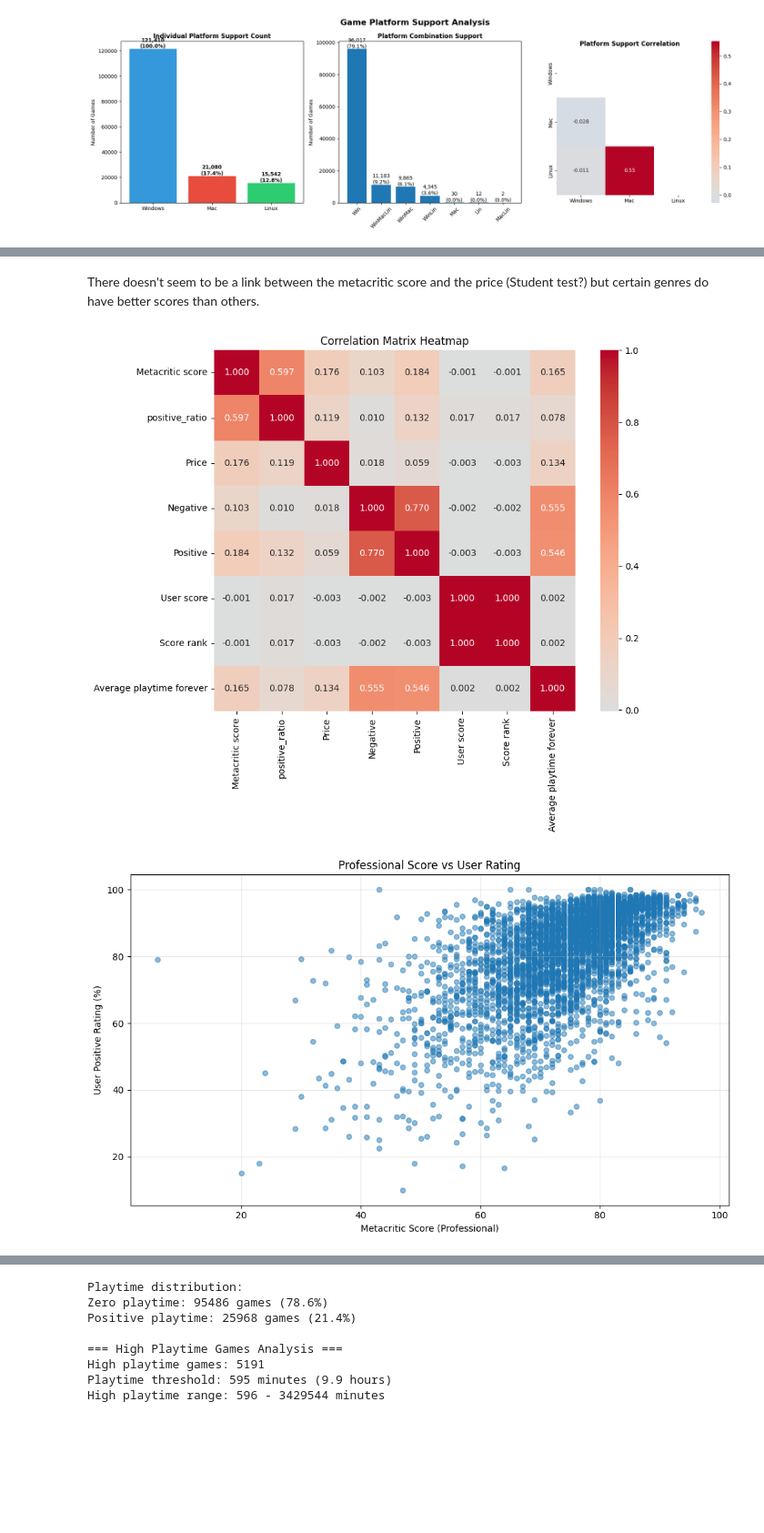
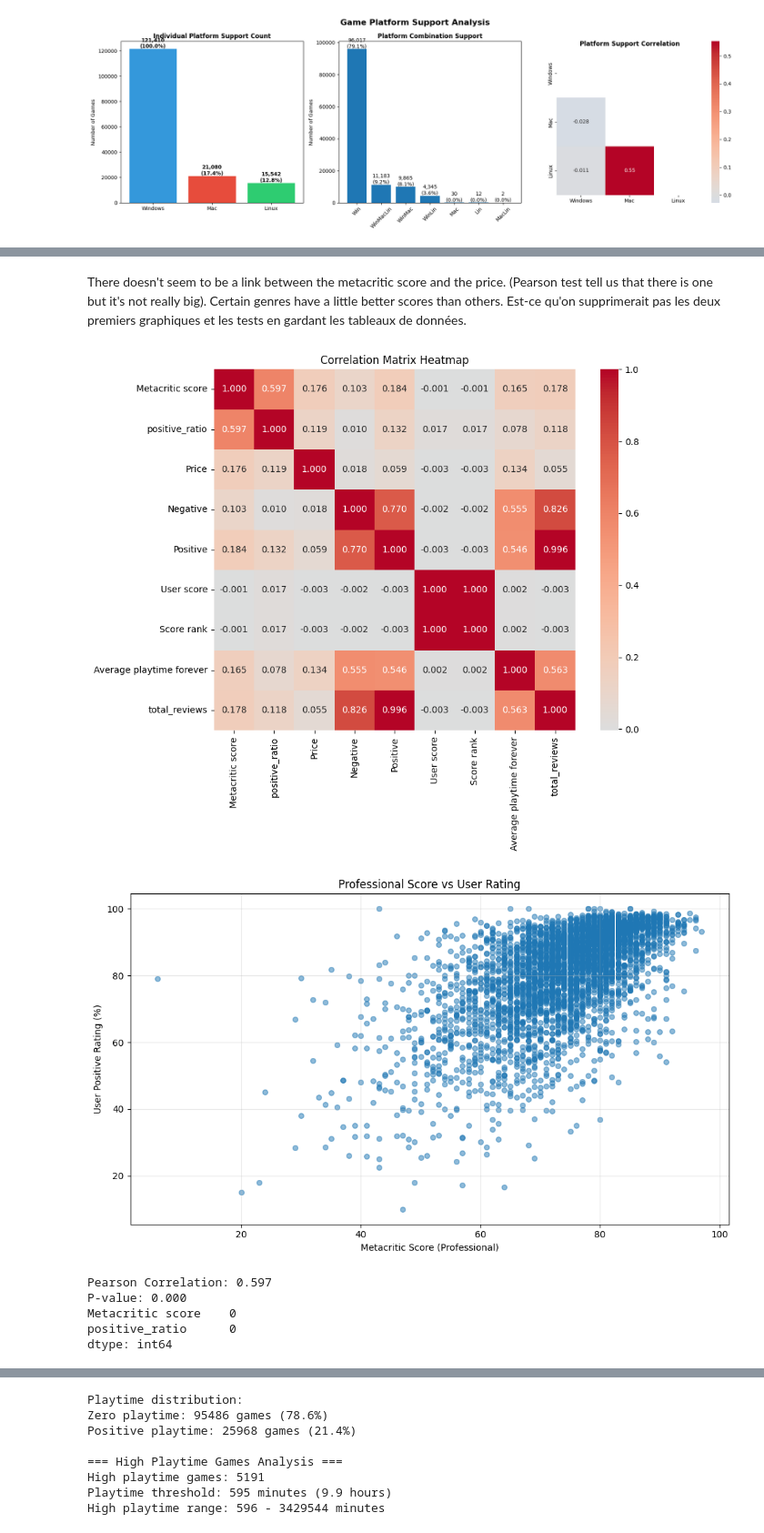
Before and after one commit to Thethomasbutnottheleast/Steam-Analyse, a Jupyter notebook: stream_python.ipynb, the cells around one changed output, grey strips where cells are left out. Shown at 91% size. Drawn from its saved outputs; the diff is of its cells as text; code cells hidden in the pictures; blank space fills up the shorter version.

```diff
--- a/stream_python.ipynb
+++ b/stream_python.ipynb
@@ -360,14 +360,14 @@ print(data3['Achievements'].describe())
 
 data3['achievement_group'] = pd.cut(
     data3['Achievements'],
-    bins=[-1, 0, 5, 10, 20, 50, 100, 500, 10000],
-    labels=['0', '1-5', '6-10', '11-20', '21-50', '51-100', '101-500', '500+']
+    bins=[-1, 0, 5, 10, 20, 50, 100, 10000],
+    labels=['0', '1-5', '6-10', '11-20', '21-50', '51-100', '100+']
 )
 
 fig, ((ax1, ax2)) = plt.subplots(1, 2, figsize=(16, 12))
 fig.suptitle('Achievement Count Statistics', fontsize=16, fontweight='bold')
 
-group_order = ['0', '1-5', '6-10', '11-20', '21-50', '51-100', '101-500', '500+']
+group_order = ['0', '1-5', '6-10', '11-20', '21-50', '51-100', '100+']
 group_counts = data3['achievement_group'].value_counts().reindex(group_order)
 
 bars = ax1.bar(group_order, group_counts, color=plt.cm.viridis(np.linspace(0, 1, len(group_order))))
@@ -394,7 +394,7 @@ plt.tight_layout()
 plt.show()
 
 print("\n=== Average Values by Achievement Group ===")
-achievement_groups = data3[data3['Achievements'] > 0].groupby('achievement_group', observed=False)
+achievement_groups = data3.groupby('achievement_group', observed=False)
 group_stats = achievement_groups.agg({
     'Price': 'mean',
     'Metacritic score': 'mean',
@@ -541,14 +543,17 @@ def score_category(score):
     elif score >= 60:
         return 'Fair (60-69)'
     else:
-        return 'Poor (0-59)'
+        return 'Poor (1-59)'
 
 df_metacritic['score_category'] = df_metacritic['Metacritic score'].apply(score_category)
-
+#classer les colonnes de l'histogramme dans l'ordre:
+score_order = ['Poor (1-59)', 'Fair (60-69)', 'Good (70-79)', 'Great (80-89)', 'Excellent (90-100)']
+df_metacritic['score_category'] = pd.Categorical(df_metacritic['score_category'], categories=score_order, ordered=True)
 # Score category distribution
 score_dist = df_metacritic['score_category'].value_counts().sort_index()
 print("Score Category Distribution:")
 print(score_dist)
+#enlever .sort_index()?
 
 # Visualize score categories
 plt.figure(figsize=(10, 6))
@@ -693,5 +711,5 @@ Adventure                   74.02        1967       9.77
 # %% [markdown]
-There doesn't seem to be a link between the metacritic score and the price (Student test?) but certain genres do have better scores than others.
+There doesn't seem to be a link between the metacritic score and the price. (Pearson test tell us that there is one but it's not really big). Certain genres have a little better scores than others. Est-ce qu'on supprimerait pas les deux premiers graphiques et les tests en gardant les tableaux de données.
 # %%
 # 1. Correlation between user ratings and professional scores
 df_metacritic['total_reviews'] = df_metacritic['Positive'] + df_metacritic['Negative']
@@ -699,35 +717,47 @@ df_metacritic['positive_ratio'] = df_metacritic['Positive'] / df_metacritic['tot
 df_metacritic['Score rank'] = df_metacritic['Score rank'].fillna(0)
 
 # Calculate correlation coefficients
 correlation_matrix = df_metacritic[['Metacritic score', 'positive_ratio', 'Price',
-                                   'Negative', 'Positive', 'User score', 'Score rank', 'Average playtime forever']].corr()
+                                   'Negative', 'Positive', 'User score', 'Score rank', 'Average playtime forever', 'total_reviews']].corr()
 
 # Visualize correlation matrix
 plt.figure(figsize=(10, 8))
 sns.heatmap(correlation_matrix, annot=True, cmap='coolwarm', center=0,
             square=True, fmt='.3f')
 plt.title('Correlation Matrix Heatmap')
 plt.tight_layout()
 plt.show()
 
 # 2. Professional score vs user rating scatter plot
 plt.figure(figsize=(10, 6))
 plt.scatter(df_metacritic['Metacritic score'], df_metacritic['positive_ratio']*100,
             alpha=0.5, s=30)
 plt.xlabel('Metacritic Score (Professional)')
 plt.ylabel('User Positive Rating (%)')
 plt.title('Professional Score vs User Rating')
 plt.grid(True, alpha=0.3)
 
 # Add trend line
 z = np.polyfit(df_metacritic['Metacritic score'], df_metacritic['positive_ratio']*100, 1)
 p = np.poly1d(z)
 plt.plot(df_metacritic['Metacritic score'], p(df_metacritic['Metacritic score']), "r--", alpha=0.8)
 
 plt.tight_layout()
 plt.show()
+
+# Test de corrélation (linéaire) de Pearson
+df_metacritic = df_metacritic.dropna(subset=['Metacritic score', 'positive_ratio'])
+correlation, p_value = stats.pearsonr(df_metacritic['positive_ratio']*100, df_metacritic['Metacritic score'])
+print(f"Pearson Correlation: {correlation:.3f}")
+print(f"P-value: {p_value:.3f}")
+print(df_metacritic[['Metacritic score', 'positive_ratio']].isna().sum())
 # %% [output]
-[figure, old version]
+[figure, new version]
 [figure]
+Pearson Correlation: 0.597
+P-value: 0.000
+Metacritic score    0
+positive_ratio      0
+dtype: int64
 # %% [markdown]
 We can point out two things from these graph, the first one is that there seems to be a link between the time passed on a game and
```
Also changed, not shown: parts of 31 cells of this notebook, 1 other file.
